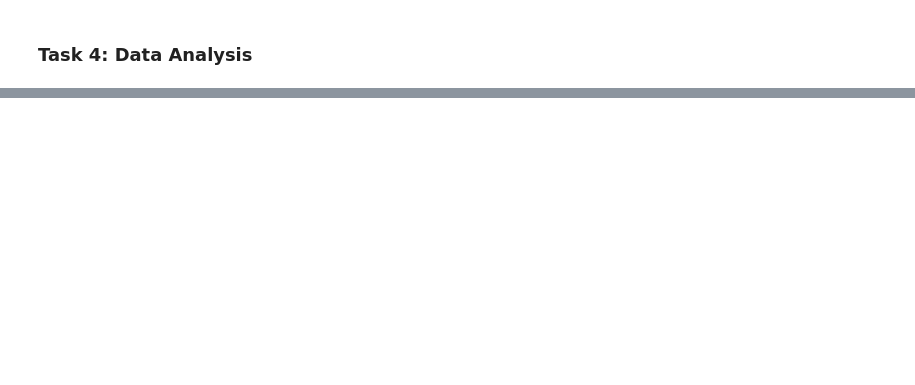
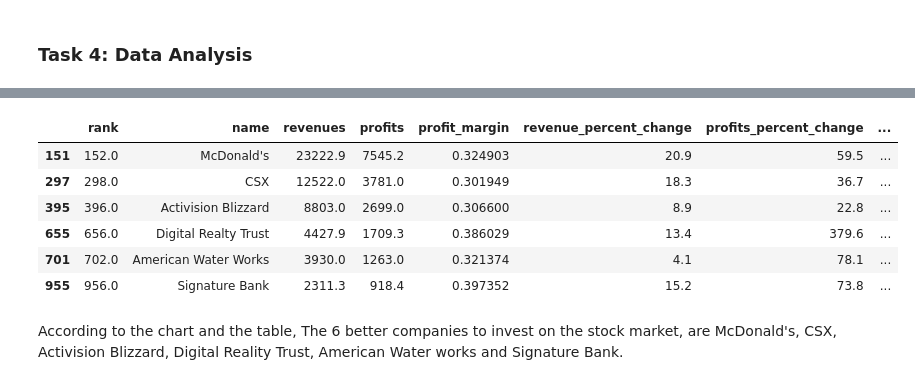
Before and after one commit to ubco-W2022T1-cosc301/project-group4, a Jupyter notebook: notebooks/analysis2.ipynb, the cells around one changed output, grey strips where cells are left out. Cells and saved outputs as stored; diff of their text form; code cells hidden in the pictures; blank space fills up the shorter version.

```diff
--- a/notebooks/analysis2.ipynb
+++ b/notebooks/analysis2.ipynb
@@ -246,3 +243,15 @@ According to the chart and the table, Nvidia is the best company in the stock ma
+# %%
+df.loc[(df['profit_margin'].between(0.3,0.4, inclusive = True) & (df['price_to_earnings_ratio'].between(20,25, inclusive = True)))]
+# %% [output]
+|  | rank | name | revenues | profits | profit_margin | revenue_percent_change | profits_percent_change | ... |
+| 151 | 152.0 | McDonald's | 23222.9 | 7545.2 | 0.324903 | 20.9 | 59.5 | ... |
+| 297 | 298.0 | CSX | 12522.0 | 3781.0 | 0.301949 | 18.3 | 36.7 | ... |
+| 395 | 396.0 | Activision Blizzard | 8803.0 | 2699.0 | 0.306600 | 8.9 | 22.8 | ... |
+| 655 | 656.0 | Digital Realty Trust | 4427.9 | 1709.3 | 0.386029 | 13.4 | 379.6 | ... |
+| 701 | 702.0 | American Water Works | 3930.0 | 1263.0 | 0.321374 | 4.1 | 78.1 | ... |
+| 955 | 956.0 | Signature Bank | 2311.3 | 918.4 | 0.397352 | 15.2 | 73.8 | ... |
+# %% [markdown]
+According to the chart and the table, The 6 better companies to invest on the stock market, are McDonald's, CSX, Activision Blizzard, Digital Reality Trust, American Water works and Signature Bank.
 # %%
 #Exporting dataframe to excel:
 
```
Also changed, not shown: parts of 11 cells of this notebook, 2 other files.
